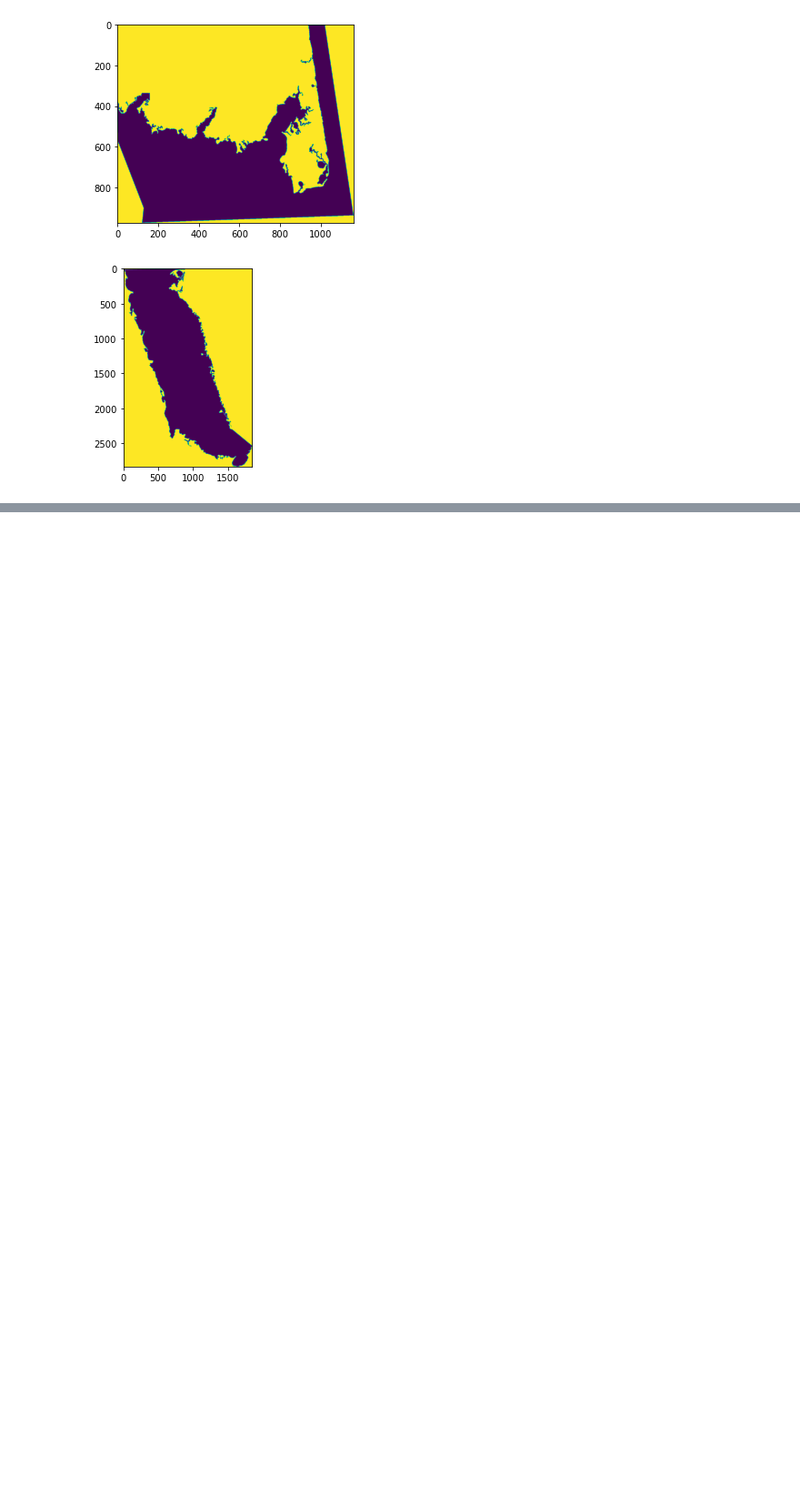
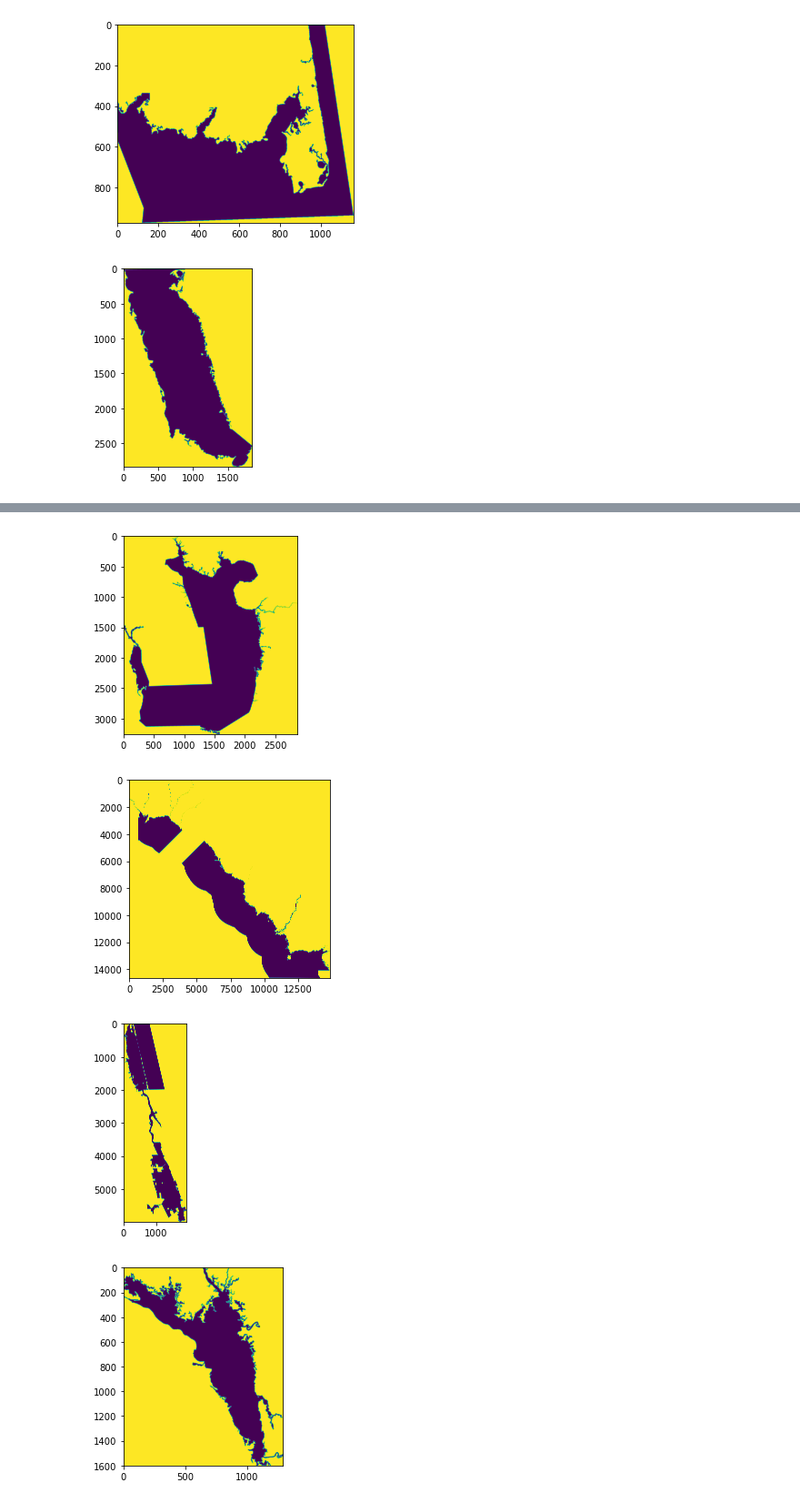
Before and after one commit to FloridaSEACAR/SEACAR_WQ_Pilot, a Jupyter notebook: misc/Clip_covariate_raster.ipynb, the cells around one changed output, grey strips where cells are left out. Shown: that part at 91% size. Drawn from its saved outputs; the diff is of its cells as text; code cells hidden in the pictures; blank space fills up the shorter version.

Commit message:
evaluating RK with new covariates

```diff
--- a/misc/Clip_covariate_raster.ipynb
+++ b/misc/Clip_covariate_raster.ipynb
@@ -123,7 +123,7 @@ for Area in listArea:
                      "width": out_image.shape[2],
                      "transform": out_transform})
 
-    with rio.open(gis_path + "covariates/LDI/{}.tif".format(dictArea[Area]), "w", **out_meta) as dest:
+    with rio.open(gis_path + "covariates/ldi/{}.tif".format(dictArea[Area]), "w", **out_meta) as dest:
         dest.write(out_image)
 # %% [output]
 [figure]
@@ -137,0 +157,23 @@ for Area in listArea:
+# %%
+for Area in listArea:
+    MA_all = gpd.read_file(gis_path+"ORCP_Managed_Areas_Oct2021.shp")
+    MA = MA_all[MA_all['MA_Name']==dictArea2[Area]].to_crs(int(SpatialRef))
+
+    with rio.open(cov_path + "PopDens_mi2_HUC10_prj.tif", "r+") as dasy:
+        #rio.plot.show(dasy.read(1))
+        out_image, out_transform = mask(dasy, MA.geometry, crop=True)
+        out_meta = dasy.meta
+        rio.plot.show(out_image)
+
+    out_meta.update({"driver": "GTiff",
+                     "height": out_image.shape[1],
+                     "width": out_image.shape[2],
+                     "transform": out_transform})
+
+    with rio.open(gis_path + "covariates/popden/{}.tif".format(dictArea[Area]), "w", **out_meta) as dest:
+        dest.write(out_image)
+# %% [output]
+[figure, added]
+[figure, added]
+[figure, added]
+[figure, added]
```
Also changed, not shown: parts of 7 cells of this notebook, 7 other files.
